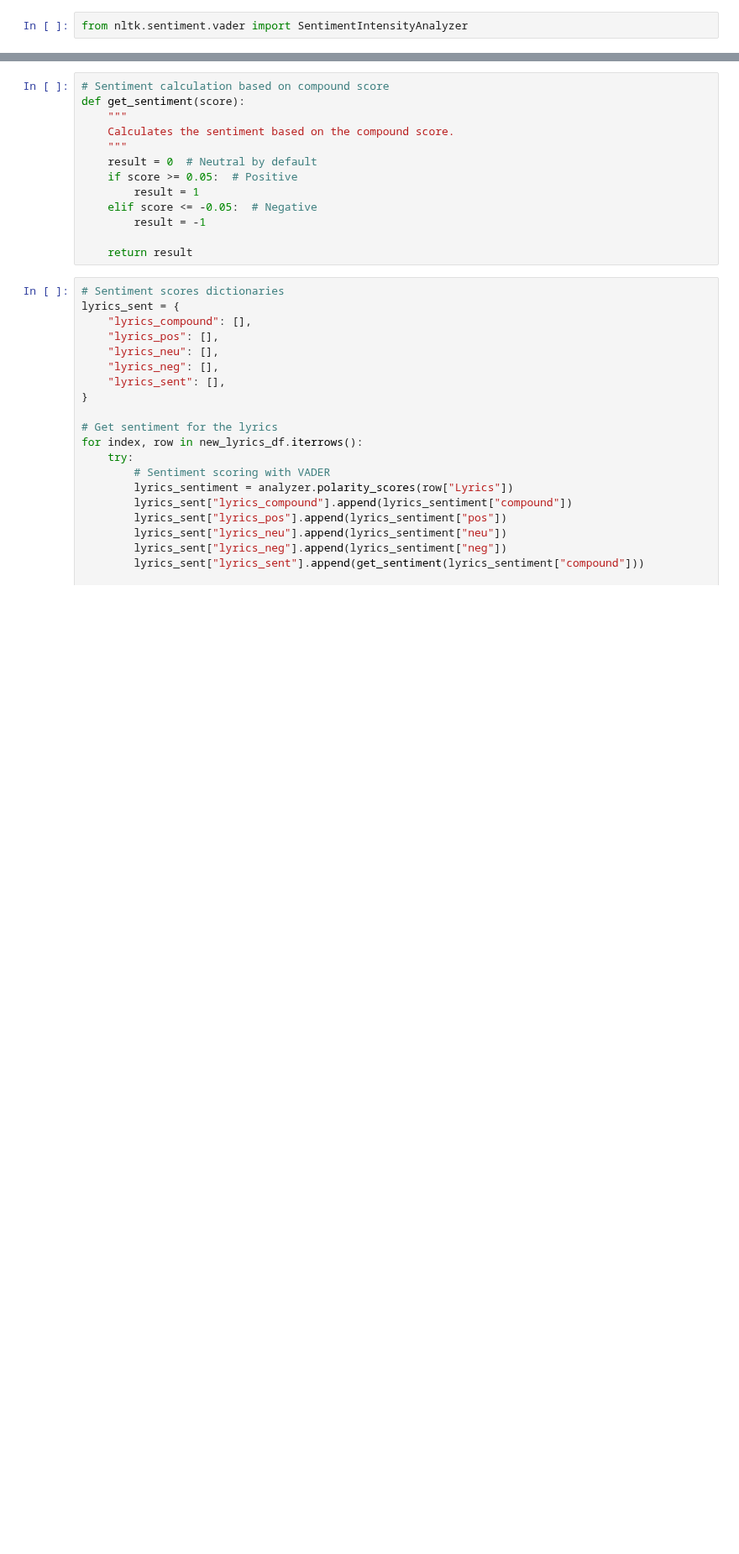
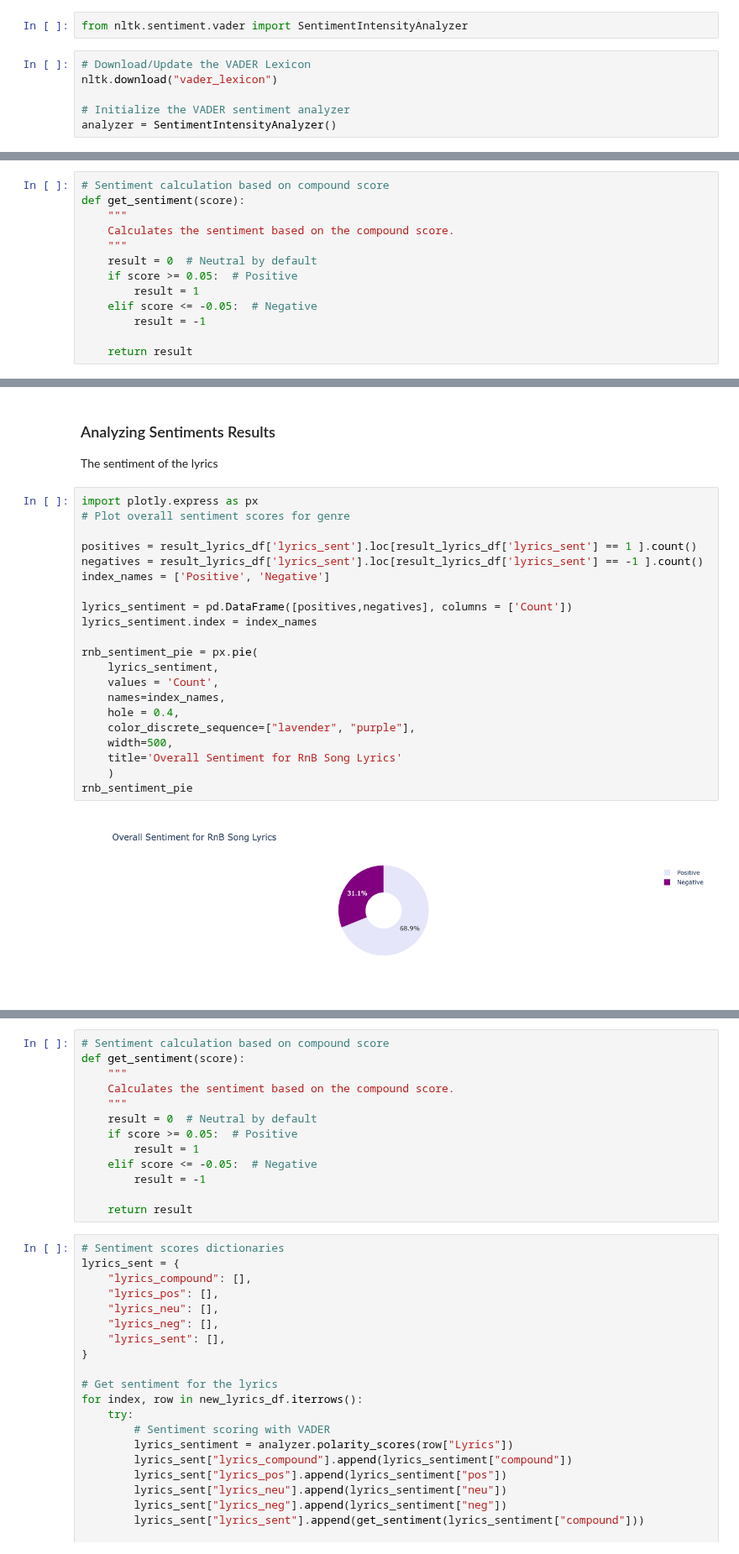
Before and after one commit to laufrankb/MiamiFintechProject2, a Jupyter notebook: hiphop_rnb_data/rnblyrics.ipynb, the cells around one changed output, grey strips where cells are left out. Shown at 84% size. Saved outputs shown, nothing was run; the diff lists cells and outputs as text; blank space fills up the shorter version.

```diff
--- a/hiphop_rnb_data/rnblyrics.ipynb
+++ b/hiphop_rnb_data/rnblyrics.ipynb
@@ -273,2 +275,8 @@ As you know the `compound` score could be used to get a normalized score for a s
 # %%
 from nltk.sentiment.vader import SentimentIntensityAnalyzer
+# %%
+# Download/Update the VADER Lexicon
+nltk.download("vader_lexicon")
+
+# Initialize the VADER sentiment analyzer
+analyzer = SentimentIntensityAnalyzer()
@@ -274,0 +287,13 @@ from nltk.sentiment.vader import SentimentIntensityAnalyzer
+# %%
+# Sentiment calculation based on compound score
+def get_sentiment(score):
+    """
+    Calculates the sentiment based on the compound score.
+    """
+    result = 0  # Neutral by default
+    if score >= 0.05:  # Positive
+        result = 1
+    elif score <= -0.05:  # Negative
+        result = -1
+
+    return result
@@ -275,3 +350,30 @@ from nltk.sentiment.vader import SentimentIntensityAnalyzer
+# %% [markdown]
+### Analyzing Sentiments Results
+
+The sentiment of the lyrics
+# %%
+import plotly.express as px
+# Plot overall sentiment scores for genre
+
+positives = result_lyrics_df['lyrics_sent'].loc[result_lyrics_df['lyrics_sent'] == 1 ].count()
+negatives = result_lyrics_df['lyrics_sent'].loc[result_lyrics_df['lyrics_sent'] == -1 ].count()
+index_names = ['Positive', 'Negative']
+
+lyrics_sentiment = pd.DataFrame([positives,negatives], columns = ['Count'])
+lyrics_sentiment.index = index_names
+
+rnb_sentiment_pie = px.pie(
+    lyrics_sentiment,
+    values = 'Count',
+    names=index_names,
+    hole = 0.4,
+    color_discrete_sequence=["lavender", "purple"],
+    width=500,
+    title='Overall Sentiment for RnB Song Lyrics'
+    )
+rnb_sentiment_pie
+# %% [output]
+[figure, added]
 # %%
 # Download/Update the VADER Lexicon
 nltk.download("vader_lexicon")
```
Also changed, not shown: parts of 36 cells of this notebook, 2 other files.
